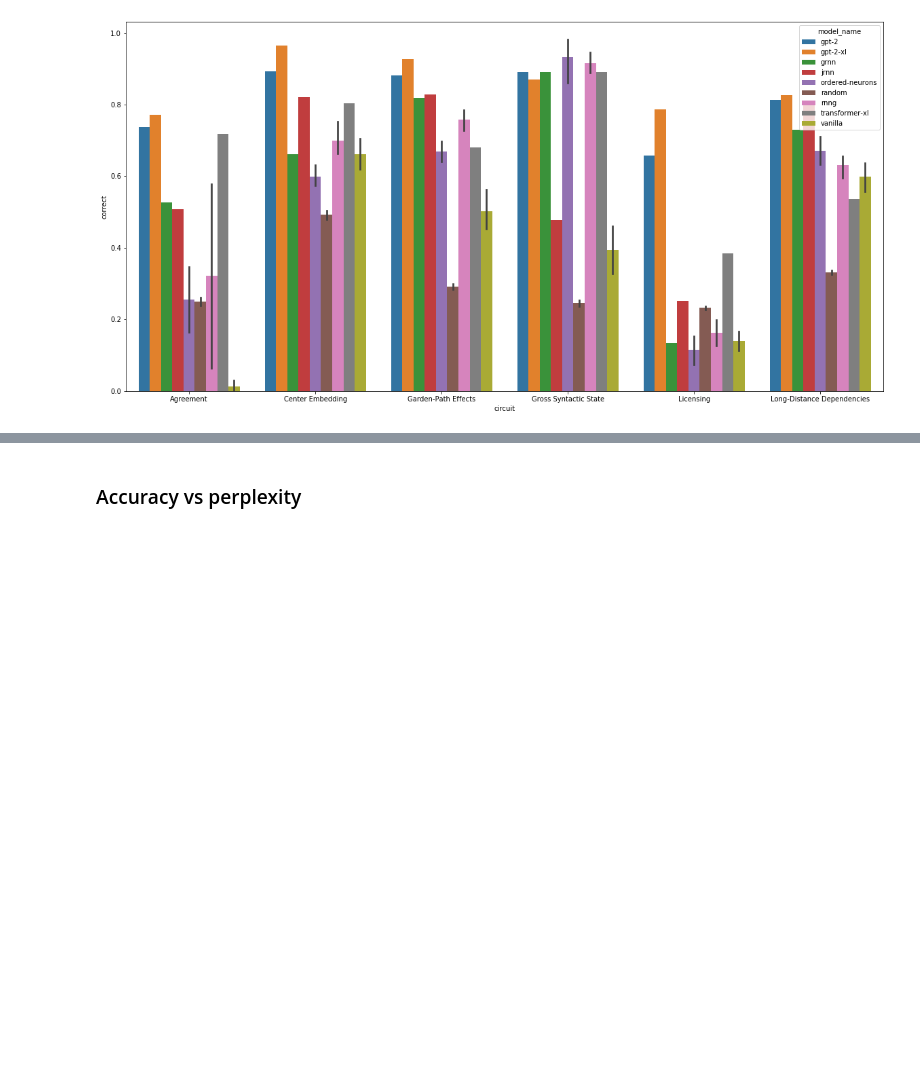
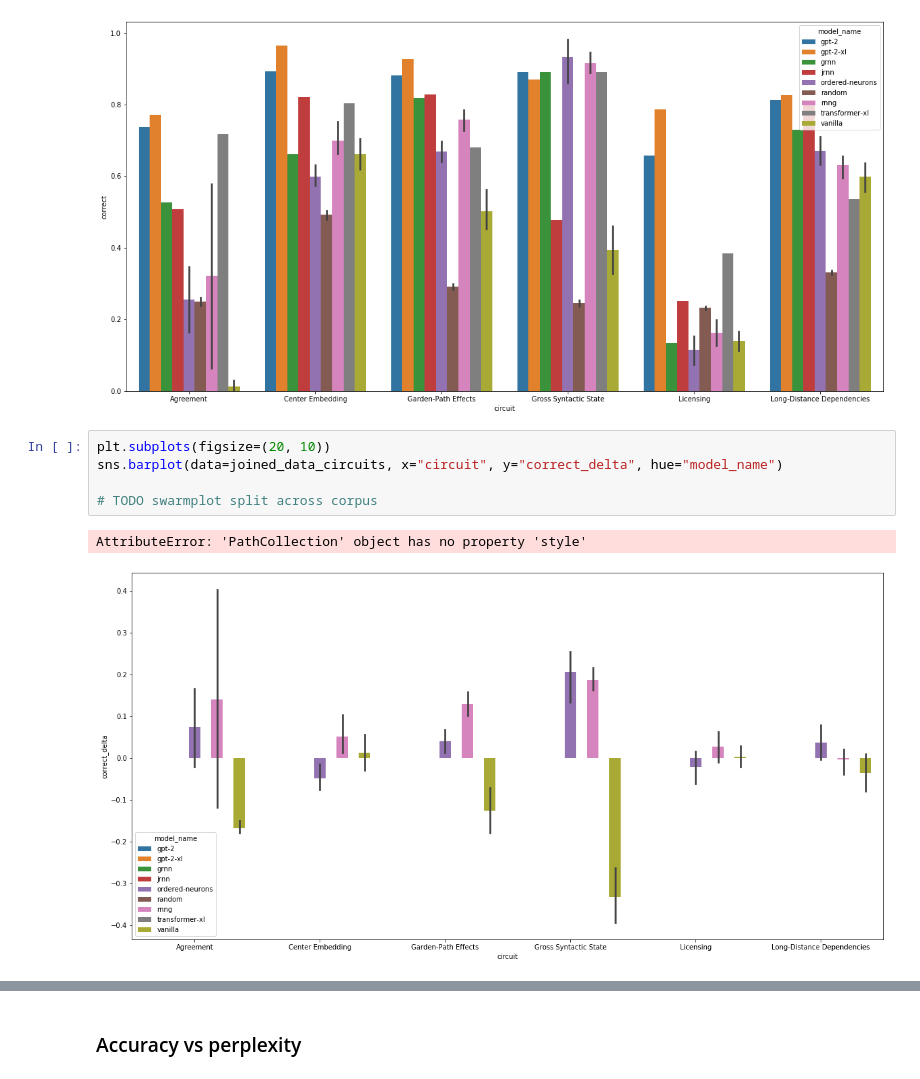
Before and after one commit to cpllab/syntactic-generalization, a Jupyter notebook: notebooks/main.ipynb, the cells around one changed output, grey strips where cells are left out. Cells and saved outputs as stored; diff of their text form; blank space fills up the shorter version.

```diff
--- a/notebooks/main.ipynb
+++ b/notebooks/main.ipynb
@@ -296,5 +300,13 @@ sns.barplot(data=joined_data_circuits, x="circuit", y="correct", hue="model_name
 # %% [output]
 <matplotlib.axes._subplots.AxesSubplot at 0x...>
 [figure]
+# %%
+plt.subplots(figsize=(20, 10))
+sns.barplot(data=joined_data_circuits, x="circuit", y="correct_delta", hue="model_name")
+
+# TODO swarmplot split across corpus
+# %% [output]
+AttributeError: 'PathCollection' object has no property 'style'
+[figure, added]
 # %%
 plt.subplots(figsize=(20, 10))
```
Also changed, not shown: parts of 6 cells of this notebook, 3 other files.
